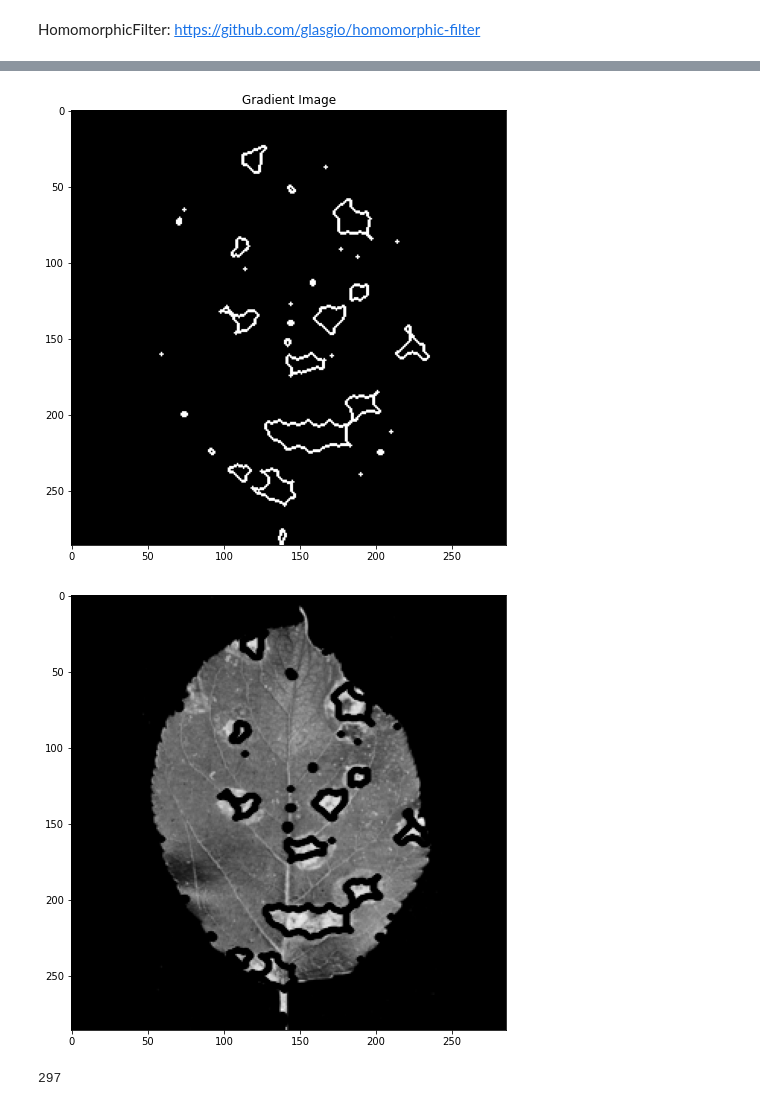
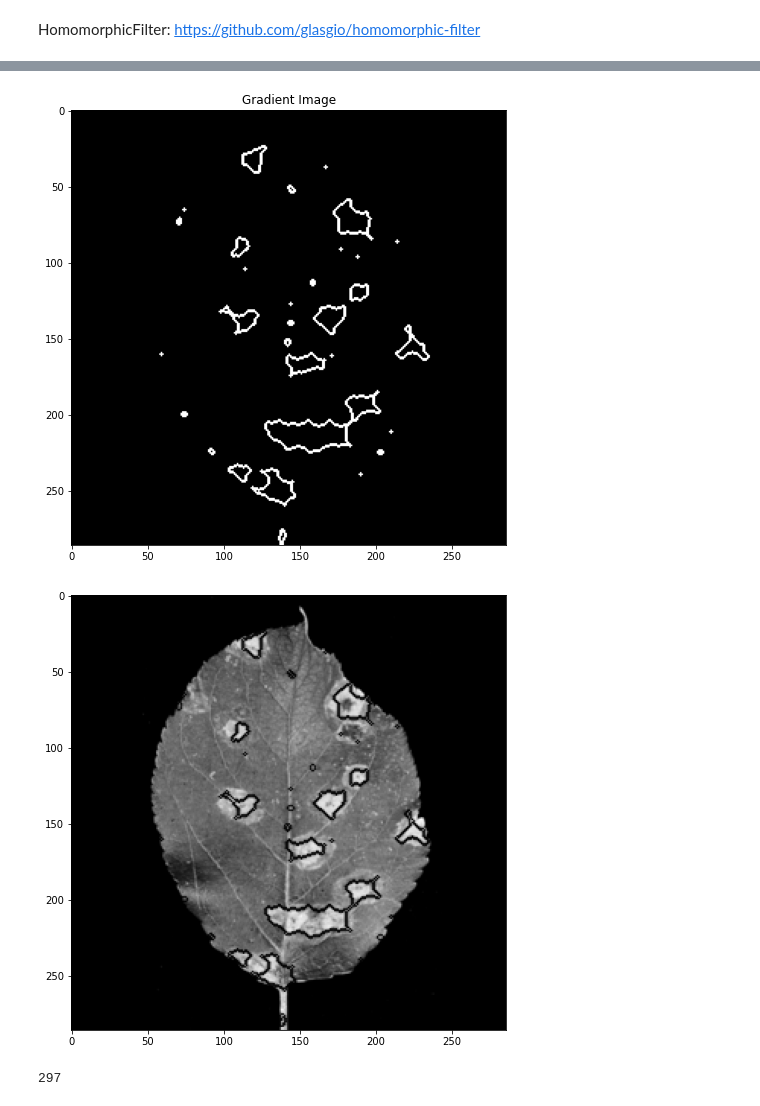
Before and after one commit to yildizyakup/plant-disease-detection, a Jupyter notebook: main.ipynb, the cells around one changed output, grey strips where cells are left out. Saved outputs shown, nothing was run; the diff lists cells and outputs as text; code cells hidden in the pictures.

```diff
--- a/main.ipynb
+++ b/main.ipynb
@@ -148,12 +148,17 @@ def is_contour_bad(c):
 	return not len(approx) == 0
 # %%
 image_copy = train_images[1].copy()
-
+laplacian_var = cv.Laplacian(image_copy,cv.CV_64F).var()
 homo_filter = HomomorphicFilter(a = 0.96, b = 1)
 homo_filtered = homo_filter.filter(I=image_copy, filter_params=[30,2])
-kernel = np.array([[-1,-1,-1],
-                   [-1, 9,-1],
-                   [-1,-1,-1]])
+if laplacian_var < 500:
+  kernel = np.array([[-1,-1, -1],
+                    [-1, 9, -1],
+                    [-1,-1, -1]])
+else:
+  kernel = np.array([[0,-1, 0],
+                    [-1,5,-1],
+                    [0,-1, 0]])
 sharpened = cv.filter2D(homo_filtered, -1, kernel)
 median = cv.medianBlur(sharpened,3)
 
@@ -187,7 +192,7 @@ closing = cv.morphologyEx(median, cv.MORPH_CLOSE, kernel13x13)
 gradient = cv.morphologyEx(closing, cv.MORPH_GRADIENT, kernel3x3)
 fillingholes = cv.dilate(closing,kernel3x3,iterations = 3)
 contours, hierarchy = cv.findContours(image=gradient, mode=cv.RETR_TREE, method=cv.CHAIN_APPROX_NONE)
-cv.drawContours(image=image_copy, contours=contours, contourIdx=-1, color=(0, 255, 0), thickness=2, lineType=cv.LINE_AA)
+cv.drawContours(image=image_copy, contours=contours, contourIdx=-1, color=(0, 255, 0), thickness=1, lineType=cv.LINE_AA)
 
 
 
@@ -206,34 +211,34 @@ plt.figure(figsize = (13,8))
 plt.title("Opened Image")
 plt.imshow(opening,cmap = 'gray')
 plt.show()
 
 plt.figure(figsize = (13,8))
 plt.title("Closed Image")
 plt.imshow(closing,cmap = 'gray')
 plt.show()
 
 plt.figure(figsize = (13,8))
 plt.title("Filling Holes Image")
 plt.imshow(fillingholes,cmap = 'gray')
 plt.show()
 
 plt.figure(figsize = (13,8))
 plt.title("Gradient Image")
 plt.imshow(gradient,cmap = 'gray')
 plt.show()
 
 plt.figure(figsize = (13,8))
 plt.imshow(image_copy,cmap = "gray")
 plt.show()
 # %% [output]
 [figure]
 [figure]
 [figure]
 [figure]
 [figure]
 [figure]
 [figure]
-[figure, old version]
+[figure, new version]
 # %%
 def line_counter(src_img):
     canny_img = cv.Canny(src_img, 50, 200, None, 3)
```
